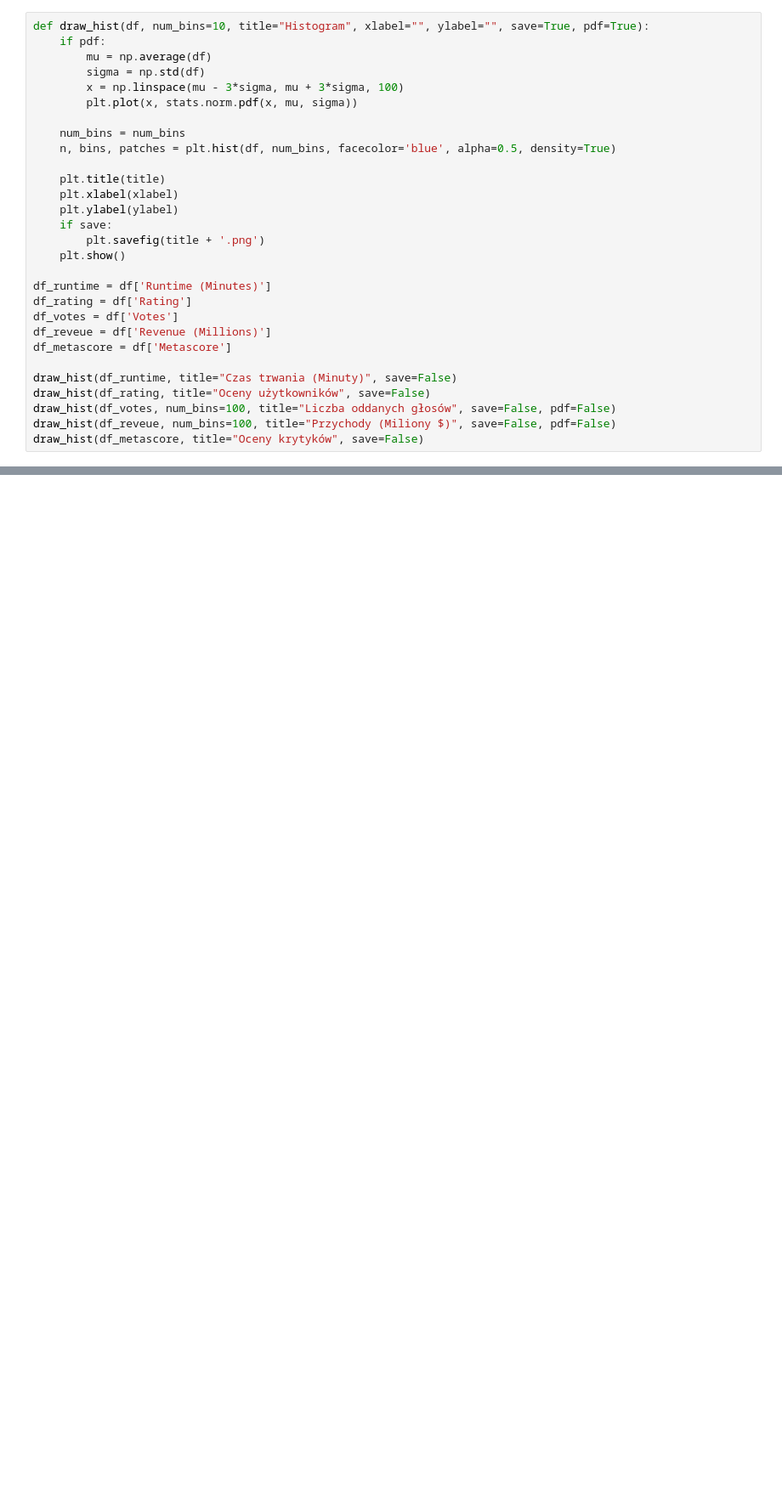
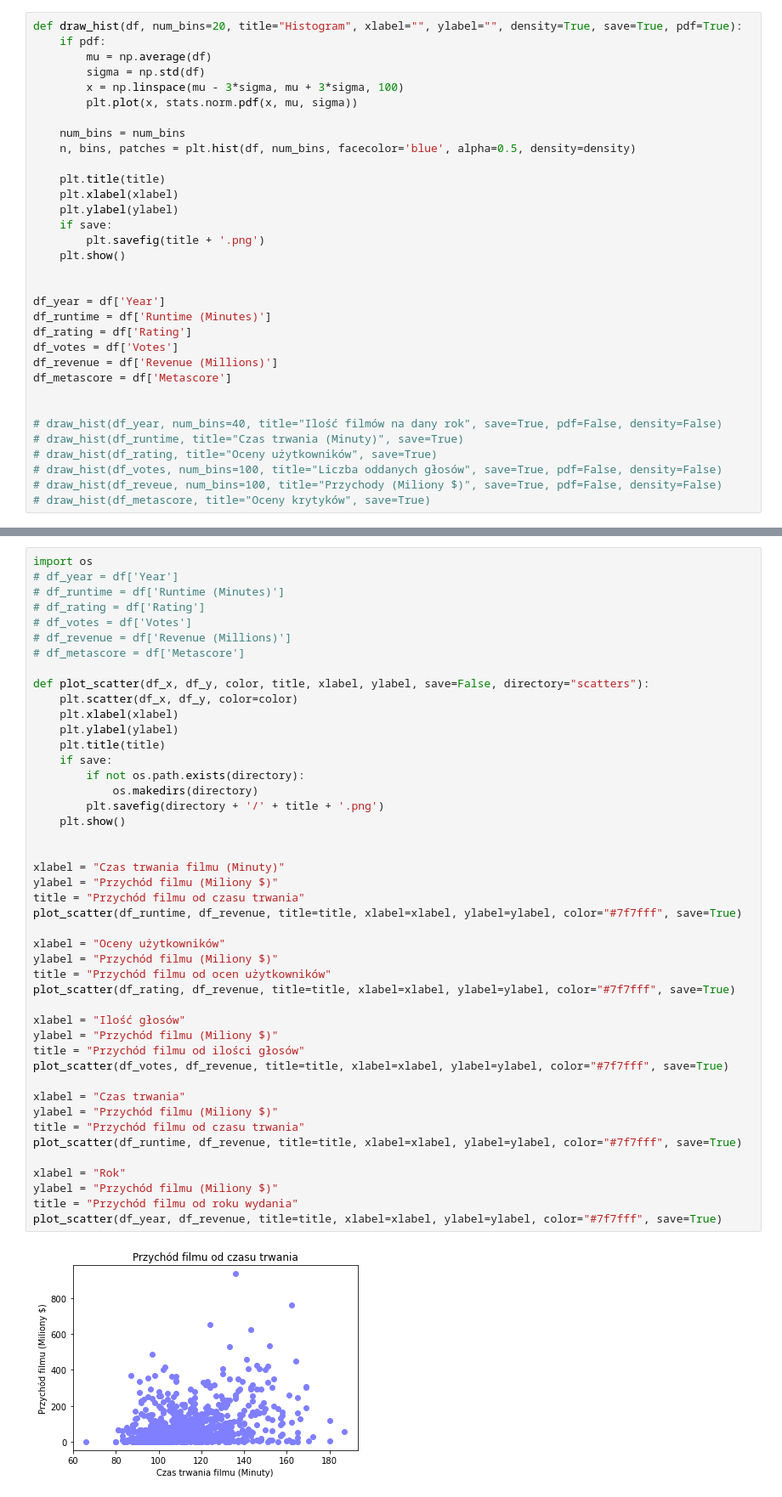
Before and after one commit to Peter2221/ED-movies, a Jupyter notebook: Data visualisation.ipynb, the cells around one changed output, grey strips where cells are left out. Shown at 85% size. Cells and saved outputs as stored; diff of their text form; blank space fills up the shorter version.

Commit message:
Add scatter plots

```diff
--- a/Data visualisation.ipynb
+++ b/Data visualisation.ipynb
@@ -18,7 +18,7 @@ df.head()
 | 3 | Sing | Animation,Comedy,Family | In a city of humanoid animals, a ... | Christophe Lourdelet | Matthew McConaughey,Reese Withers... | 2016 | 108 | 7.2 | 60545 | ... |
 | 4 | Suicide Squad | Action,Adventure,Fantasy | A secret government agency recrui... | David Ayer | Will Smith, Jared Leto, Margot Ro... | 2016 | 123 | 6.2 | 393727 | ... |
 # %%
-def draw_hist(df, num_bins=10, title="Histogram", xlabel="", ylabel="", save=True, pdf=True):
+def draw_hist(df, num_bins=20, title="Histogram", xlabel="", ylabel="", density=True, save=True, pdf=True):
     if pdf:
         mu = np.average(df)
         sigma = np.std(df)
@@ -26,7 +26,7 @@ def draw_hist(df, num_bins=10, title="Histogram", xlabel="", ylabel="", save=Tru
         plt.plot(x, stats.norm.pdf(x, mu, sigma))
 
     num_bins = num_bins
-    n, bins, patches = plt.hist(df, num_bins, facecolor='blue', alpha=0.5, density=True)
+    n, bins, patches = plt.hist(df, num_bins, facecolor='blue', alpha=0.5, density=density)
 
     plt.title(title)
     plt.xlabel(xlabel)
@@ -35,14 +35,18 @@ def draw_hist(df, num_bins=10, title="Histogram", xlabel="", ylabel="", save=Tru
         plt.savefig(title + '.png')
     plt.show()
 
+
+df_year = df['Year']
 df_runtime = df['Runtime (Minutes)']
 df_rating = df['Rating']
 df_votes = df['Votes']
-df_reveue = df['Revenue (Millions)']
+df_revenue = df['Revenue (Millions)']
 df_metascore = df['Metascore']
 
-draw_hist(df_runtime, title="Czas trwania (Minuty)", save=False)
-draw_hist(df_rating, title="Oceny użytkowników", save=False)
-draw_hist(df_votes, num_bins=100, title="Liczba oddanych głosów", save=False, pdf=False)
-draw_hist(df_reveue, num_bins=100, title="Przychody (Miliony $)", save=False, pdf=False)
-draw_hist(df_metascore, title="Oceny krytyków", save=False)
+
+# draw_hist(df_year, num_bins=40, title="Ilość filmów na dany rok", save=True, pdf=False, density=False)
+# draw_hist(df_runtime, title="Czas trwania (Minuty)", save=True)
+# draw_hist(df_rating, title="Oceny użytkowników", save=True)
+# draw_hist(df_votes, num_bins=100, title="Liczba oddanych głosów", save=True, pdf=False, density=False)
+# draw_hist(df_reveue, num_bins=100, title="Przychody (Miliony $)", save=True, pdf=False, density=False)
+# draw_hist(df_metascore, title="Oceny krytyków", save=True)
@@ -54,0 +55,47 @@ draw_hist(df_metascore, title="Oceny krytyków", save=False)
+# %%
+import os
+# df_year = df['Year']
+# df_runtime = df['Runtime (Minutes)']
+# df_rating = df['Rating']
+# df_votes = df['Votes']
+# df_revenue = df['Revenue (Millions)']
+# df_metascore = df['Metascore']
+
+def plot_scatter(df_x, df_y, color, title, xlabel, ylabel, save=False, directory="scatters"):
+    plt.scatter(df_x, df_y, color=color)
+    plt.xlabel(xlabel)
+    plt.ylabel(ylabel)
+    plt.title(title)
+    if save:
+        if not os.path.exists(directory):
+            os.makedirs(directory)
+        plt.savefig(directory + '/' + title + '.png')
+    plt.show()
+
+
+xlabel = "Czas trwania filmu (Minuty)"
+ylabel = "Przychód filmu (Miliony $)"
+title = "Przychód filmu od czasu trwania"
+plot_scatter(df_runtime, df_revenue, title=title, xlabel=xlabel, ylabel=ylabel, color="#7f7fff", save=True)
+
+xlabel = "Oceny użytkowników"
+ylabel = "Przychód filmu (Miliony $)"
+title = "Przychód filmu od ocen użytkowników"
+plot_scatter(df_rating, df_revenue, title=title, xlabel=xlabel, ylabel=ylabel, color="#7f7fff", save=True)
+
+xlabel = "Ilość głosów"
+ylabel = "Przychód filmu (Miliony $)"
+title = "Przychód filmu od ilości głosów"
+plot_scatter(df_votes, df_revenue, title=title, xlabel=xlabel, ylabel=ylabel, color="#7f7fff", save=True)
+
+xlabel = "Czas trwania"
+ylabel = "Przychód filmu (Miliony $)"
+title = "Przychód filmu od czasu trwania"
+plot_scatter(df_runtime, df_revenue, title=title, xlabel=xlabel, ylabel=ylabel, color="#7f7fff", save=True)
+
+xlabel = "Rok"
+ylabel = "Przychód filmu (Miliony $)"
+title = "Przychód filmu od roku wydania"
+plot_scatter(df_year, df_revenue, title=title, xlabel=xlabel, ylabel=ylabel, color="#7f7fff", save=True)
+# %% [output]
+[figure, added]
```
Also changed, not shown: parts of 3 cells of this notebook.
